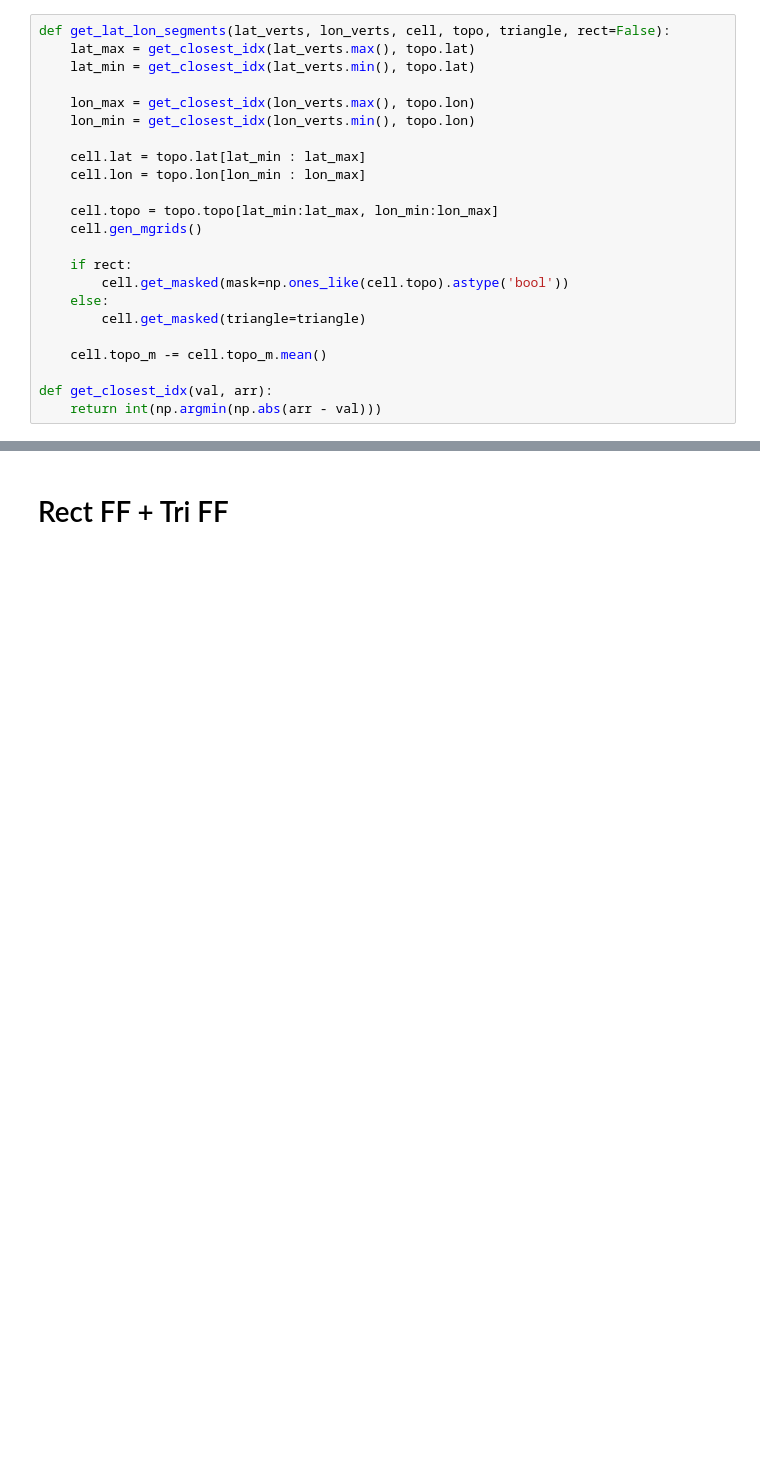
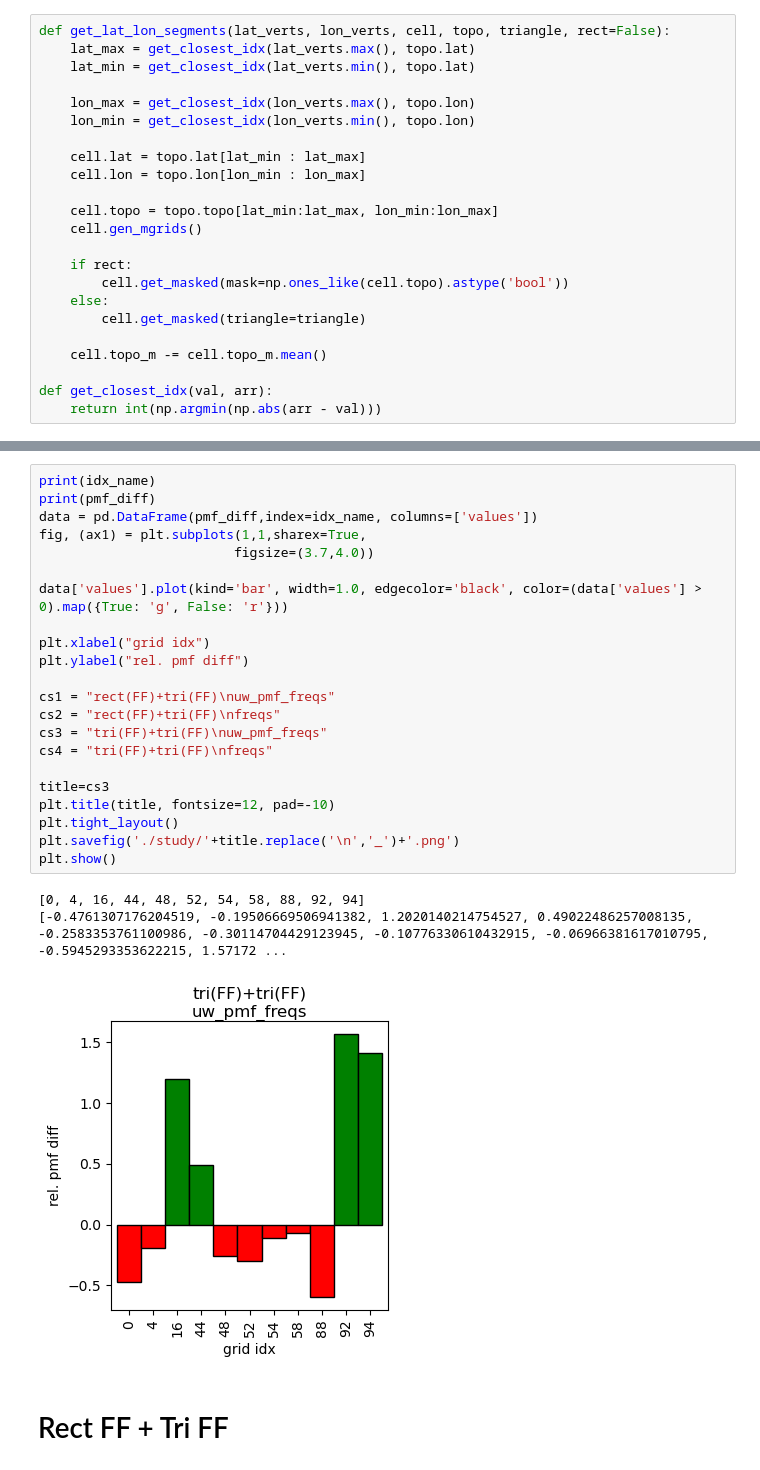
Before and after one commit to ray-chew/pyCSAM, a Jupyter notebook: notebooks/orog_delaunay.ipynb, the cells around one changed output, grey strips where cells are left out. Cells and saved outputs as stored; diff of their text form; blank space fills up the shorter version.

Commit message:
orog_delaunay notebook now does structured study...

```diff
--- a/notebooks/orog_delaunay.ipynb
+++ b/notebooks/orog_delaunay.ipynb
@@ -348,3 +340,29 @@ sum(fq_cpy) = 3965.185610506519
+# %%
+print(idx_name)
+print(pmf_diff)
+data = pd.DataFrame(pmf_diff,index=idx_name, columns=['values'])
+fig, (ax1) = plt.subplots(1,1,sharex=True,
+                         figsize=(3.7,4.0))
+
+data['values'].plot(kind='bar', width=1.0, edgecolor='black', color=(data['values'] > 0).map({True: 'g', False: 'r'}))
+
+plt.xlabel("grid idx")
+plt.ylabel("rel. pmf diff")
+
+cs1 = "rect(FF)+tri(FF)\nuw_pmf_freqs"
+cs2 = "rect(FF)+tri(FF)\nfreqs"
+cs3 = "tri(FF)+tri(FF)\nuw_pmf_freqs"
+cs4 = "tri(FF)+tri(FF)\nfreqs"
+
+title=cs3
+plt.title(title, fontsize=12, pad=-10)
+plt.tight_layout()
+plt.savefig('./study/'+title.replace('\n','_')+'.png')
+plt.show()
+# %% [output]
+[0, 4, 16, 44, 48, 52, 54, 58, 88, 92, 94]
+[-0.4761307176204519, -0.19506669506941382, 1.2020140214754527, 0.49022486257008135, -0.2583353761100986, -0.30114704429123945, -0.10776330610432915, -0.06966381617010795, -0.5945293353622215, 1.57172 ...
+[figure, added]
 # %% [markdown]
 # Rect FF + Tri FF
 # %%
```
Also changed, not shown: parts of 3 cells of this notebook.
